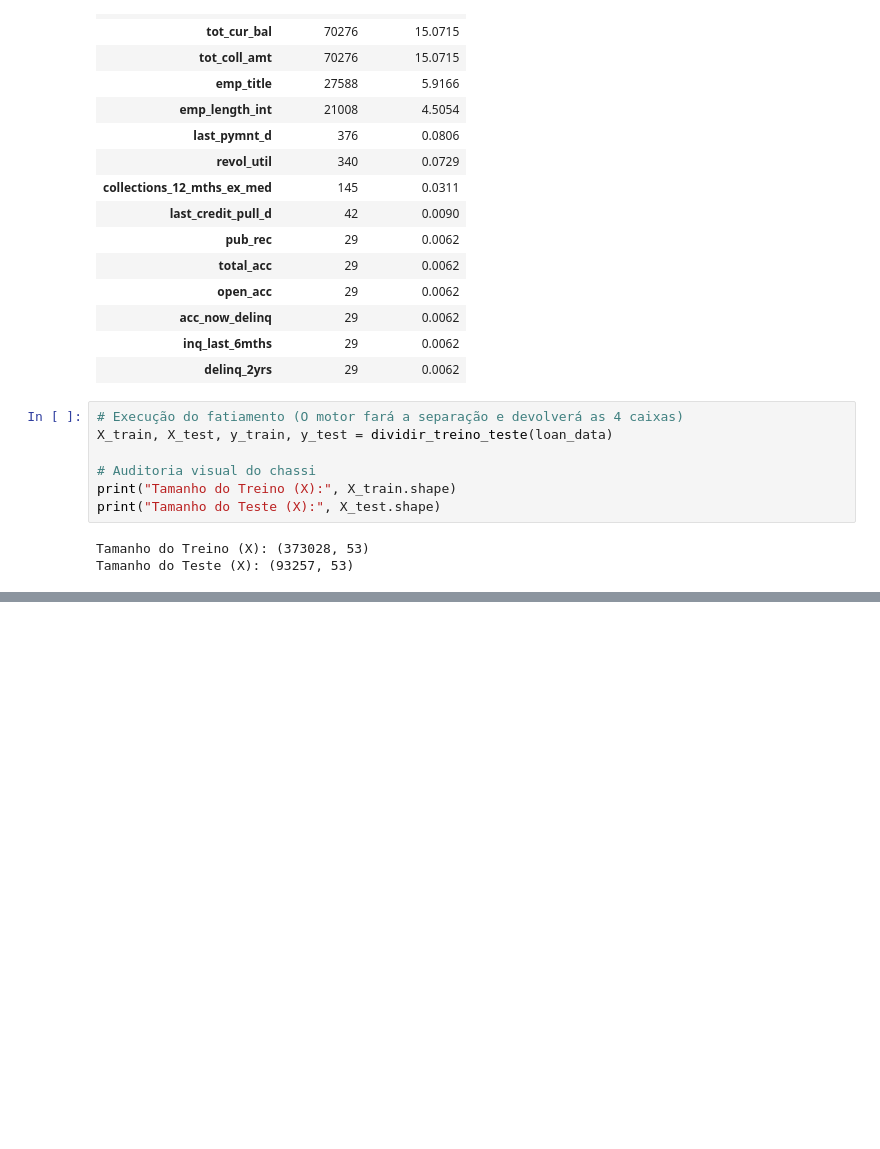
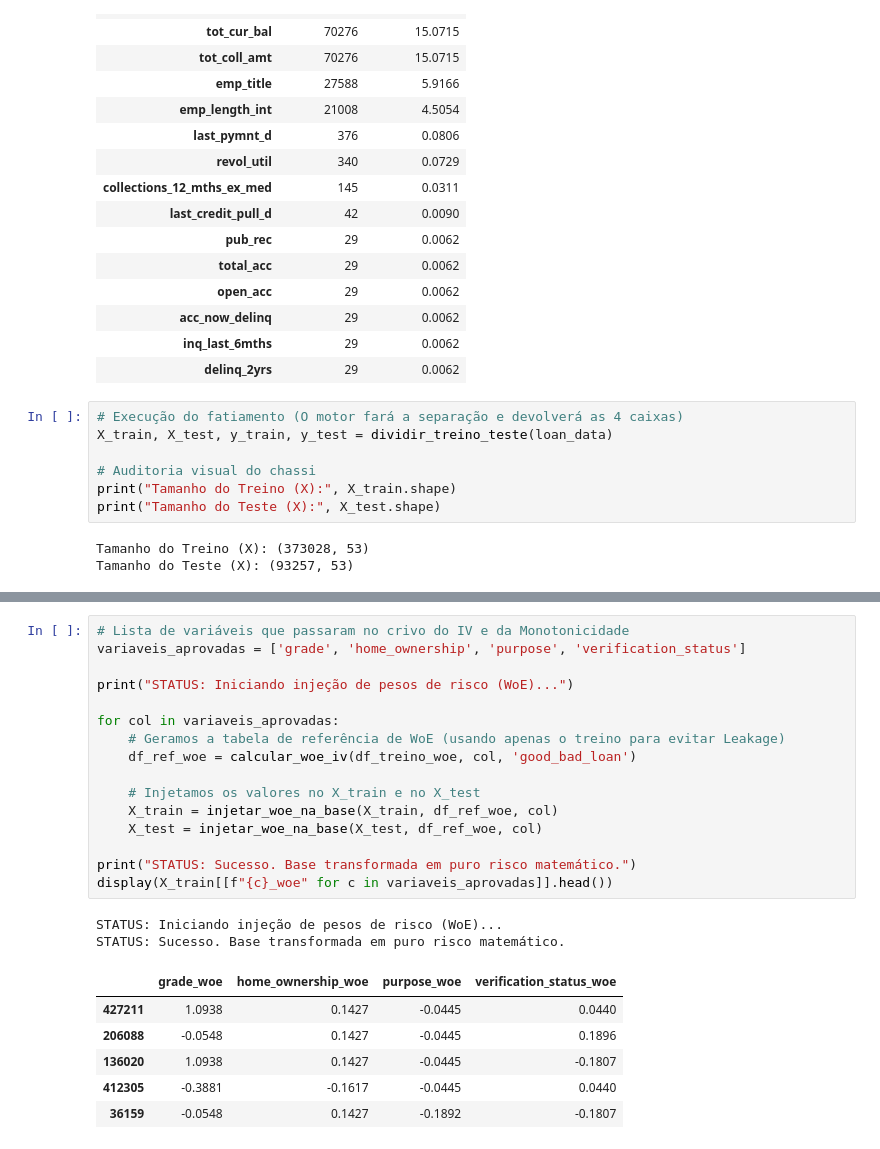
Before and after one commit to igorcarvah/basel_risk_modeling, a Jupyter notebook: notebook/Untitled.ipynb, the cells around one changed output, grey strips where cells are left out. Cells and saved outputs as stored; diff of their text form; blank space fills up the shorter version.

```diff
--- a/notebook/Untitled.ipynb
+++ b/notebook/Untitled.ipynb
@@ -158,0 +214,25 @@ auditar_tendencia_woe(df_tabela_woe, coluna_analise)
+# %%
+# Lista de variáveis que passaram no crivo do IV e da Monotonicidade
+variaveis_aprovadas = ['grade', 'home_ownership', 'purpose', 'verification_status']
+
+print("STATUS: Iniciando injeção de pesos de risco (WoE)...")
+
+for col in variaveis_aprovadas:
+    # Geramos a tabela de referência de WoE (usando apenas o treino para evitar Leakage)
+    df_ref_woe = calcular_woe_iv(df_treino_woe, col, 'good_bad_loan')
+
+    # Injetamos os valores no X_train e no X_test
+    X_train = injetar_woe_na_base(X_train, df_ref_woe, col)
+    X_test = injetar_woe_na_base(X_test, df_ref_woe, col)
+
+print("STATUS: Sucesso. Base transformada em puro risco matemático.")
+display(X_train[[f"{c}_woe" for c in variaveis_aprovadas]].head())
+# %% [output]
+STATUS: Iniciando injeção de pesos de risco (WoE)...
+STATUS: Sucesso. Base transformada em puro risco matemático.
+|  | grade_woe | home_ownership_woe | purpose_woe | verification_status_woe |
+| 427211 | 1.0938 | 0.1427 | -0.0445 | 0.0440 |
+| 206088 | -0.0548 | 0.1427 | -0.0445 | 0.1896 |
+| 136020 | 1.0938 | 0.1427 | -0.0445 | -0.1807 |
+| 412305 | -0.3881 | -0.1617 | -0.0445 | 0.0440 |
+| 36159 | -0.0548 | 0.1427 | -0.1892 | -0.1807 |
```
Also changed, not shown: parts of 4 cells of this notebook, 2 other files.
